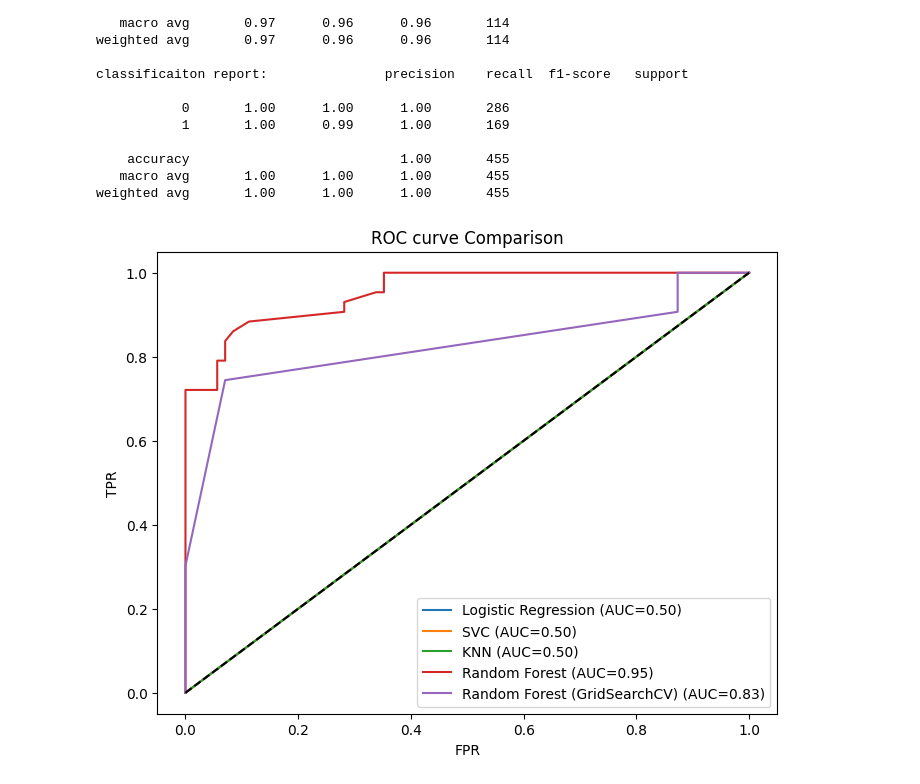
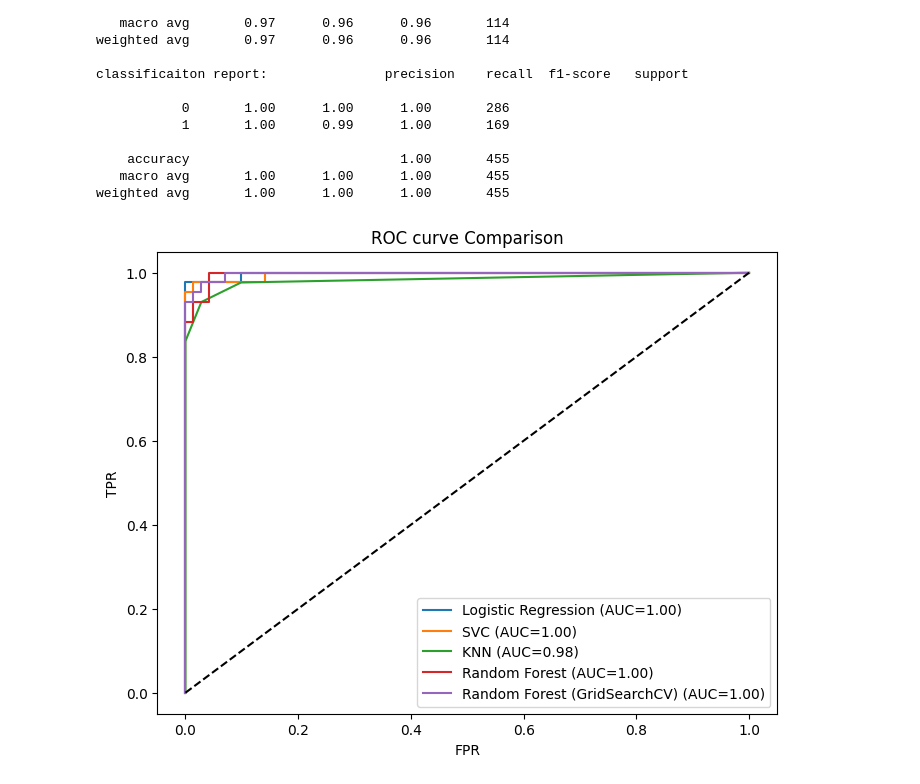
Before and after one commit to Parvez-kamaly/Begginig_project, a Jupyter notebook: breast-cancer-prediction.ipynb, the cells around one changed output. Cells and saved outputs as stored; diff of their text form; code cells hidden in the pictures.

Commit message:
Kaggle Notebook | Breast_cancer_prediction | Version 3

```diff
--- a/breast-cancer-prediction.ipynb
+++ b/breast-cancer-prediction.ipynb
@@ -492,30 +492,30 @@ from sklearn.metrics import roc_curve,auc
 # %%
 import warnings
 warnings.filterwarnings("ignore")
 #put your model in dictionary
 models={
 
         'Logistic Regression': log_reg,
         'SVC': svc,
         'KNN': knn,
         'Random Forest': rf,
         'Random Forest (GridSearchCV)': rf_grid
 }
 plt.figure(figsize=(8,6))
 
 for name,model in models.items():
-    y_prob=model.predict_proba(x_test)[:,-1]  #probabiliy of class 1
+    y_prob=model.predict_proba(x_test_scaled)[:,-1]  #probabiliy of class 1
     fpr,tpr,_=roc_curve(y_test,y_prob)
     roc_auc=auc(fpr,tpr)
     plt.plot(fpr,tpr,label=f'{name} (AUC={roc_auc:.2f})')
 
 #Random Line for chance
 plt.plot([0,1],[0,1],'k--')
 
 plt.xlabel('FPR')
 plt.ylabel('TPR')
 plt.title('ROC curve Comparison')
 plt.legend()
 plt.show()
 # %% [output]
-[figure, old version]
+[figure, new version]
```
